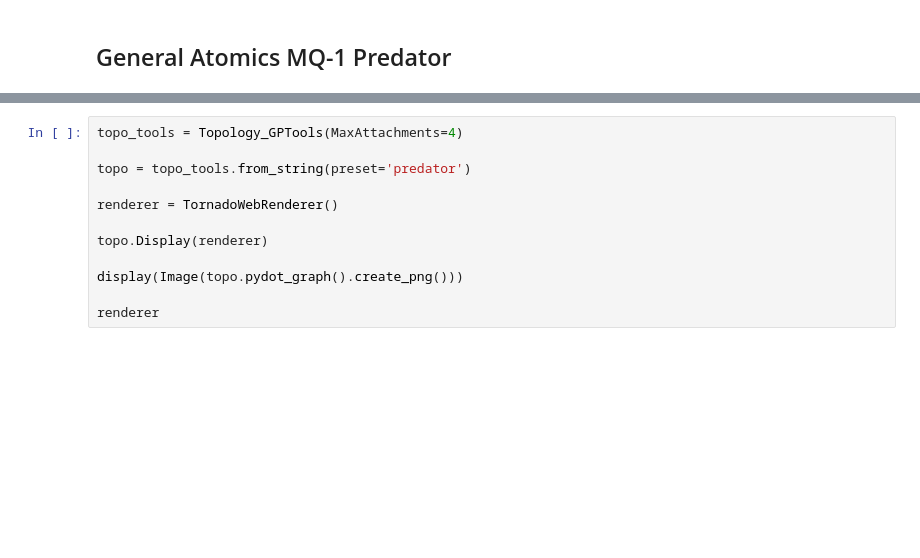
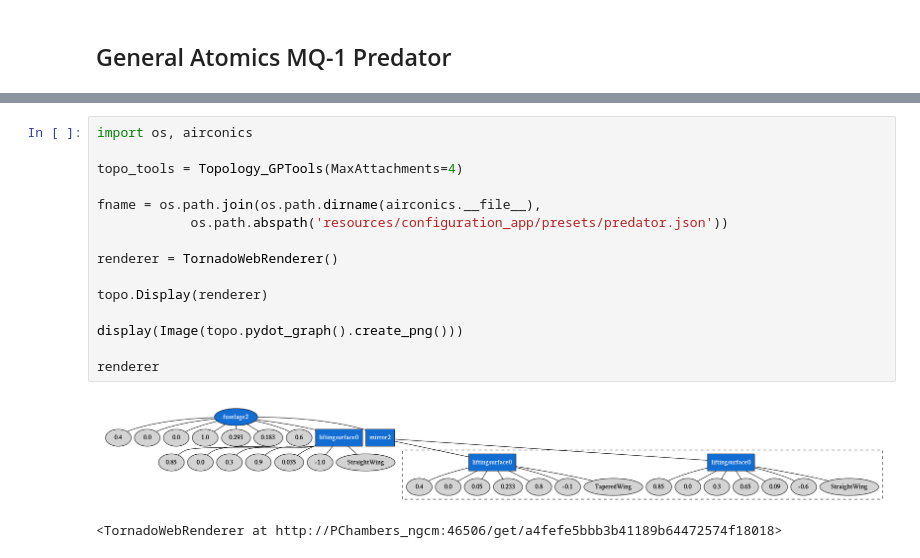
Before and after one commit to p-chambers/occ_airconics, a Jupyter notebook: examples/notebooks/gp_evolve_boxlayout.ipynb, the cells around one changed output, grey strips where cells are left out. Saved outputs shown, nothing was run; the diff lists cells and outputs as text; blank space fills up the shorter version.

```diff
--- a/examples/notebooks/gp_evolve_boxlayout.ipynb
+++ b/examples/notebooks/gp_evolve_boxlayout.ipynb
@@ -154,12 +176,18 @@ renderer
 # %%
+import os, airconics
+
 topo_tools = Topology_GPTools(MaxAttachments=4)
 
-topo = topo_tools.from_string(preset='predator')
+fname = os.path.join(os.path.dirname(airconics.__file__),
+            os.path.abspath('resources/configuration_app/presets/predator.json'))
 
 renderer = TornadoWebRenderer()
 
 topo.Display(renderer)
 
 display(Image(topo.pydot_graph().create_png()))
 
 renderer
+# %% [output]
+[figure, added]
+<TornadoWebRenderer at http://PChambers_ngcm:46506/get/a4fefe5bbb3b41189b64472574f18018>
```
Also changed, not shown: parts of 18 cells of this notebook, 3 other files.
